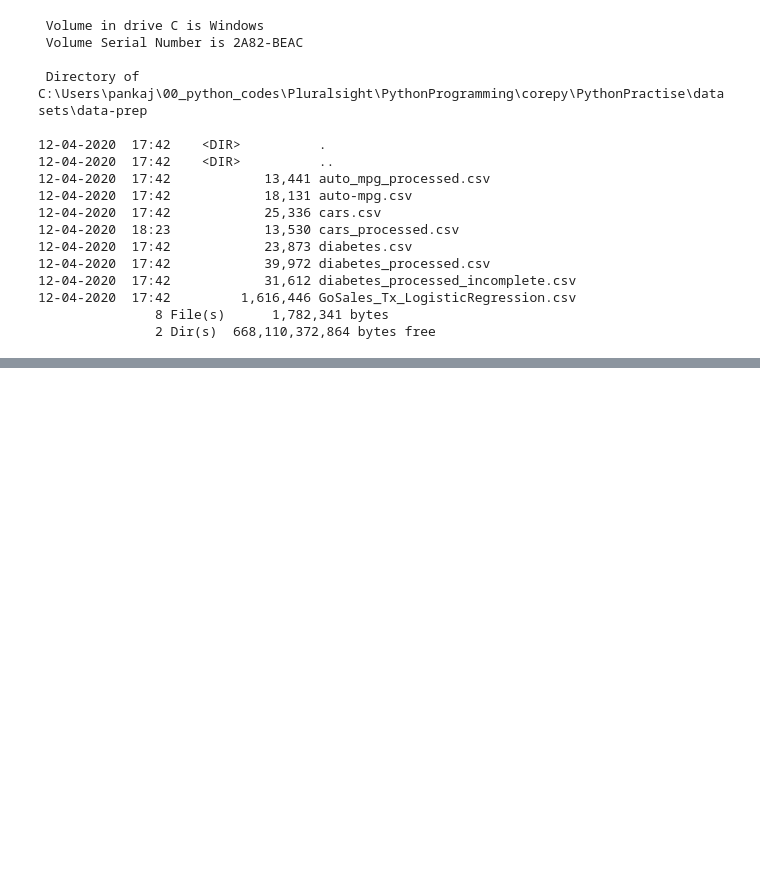
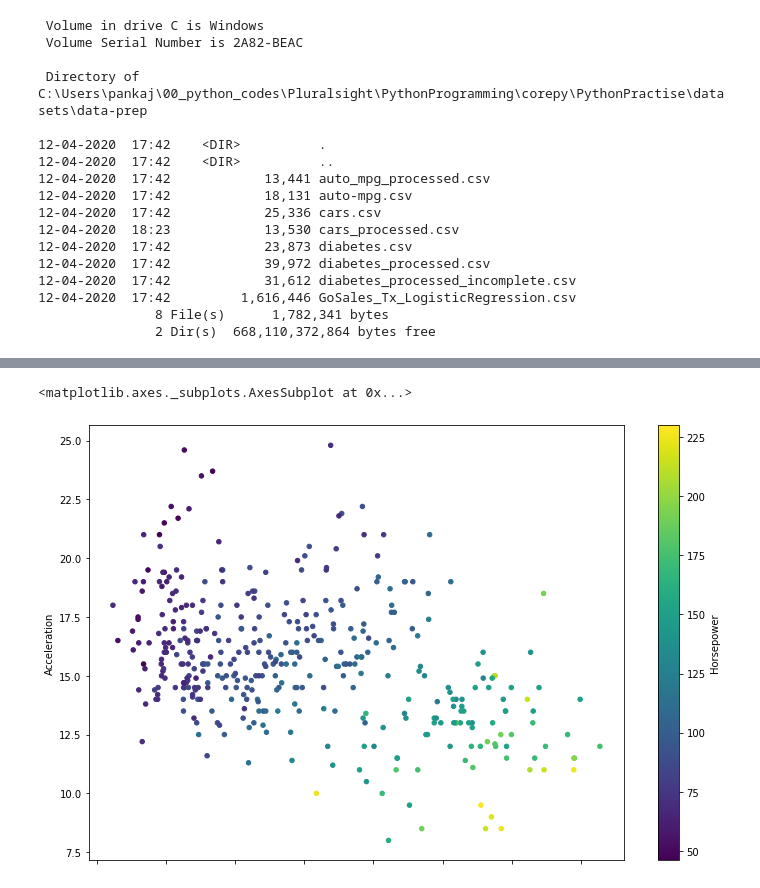
Before and after one commit to arorapankaj/PythonPractise, a Jupyter notebook: ReadCleanExploreDataset.ipynb, the cells around one changed output, grey strips where cells are left out. Saved outputs shown, nothing was run; the diff lists cells and outputs as text; code cells hidden in the pictures; blank space fills up the shorter version.

```diff
--- a/ReadCleanExploreDataset.ipynb
+++ b/ReadCleanExploreDataset.ipynb
@@ -298,0 +339,5 @@ ls "datasets/data-prep"
+# %%
+automobile_df.plot.scatter(x='Weight', y= 'Acceleration', c='Horsepower', colormap='viridis', figsize=(12,8))
+# %% [output]
+<matplotlib.axes._subplots.AxesSubplot at 0x...>
+[figure, added]
```
Also changed, not shown: parts of 12 cells of this notebook, 2 other files.
